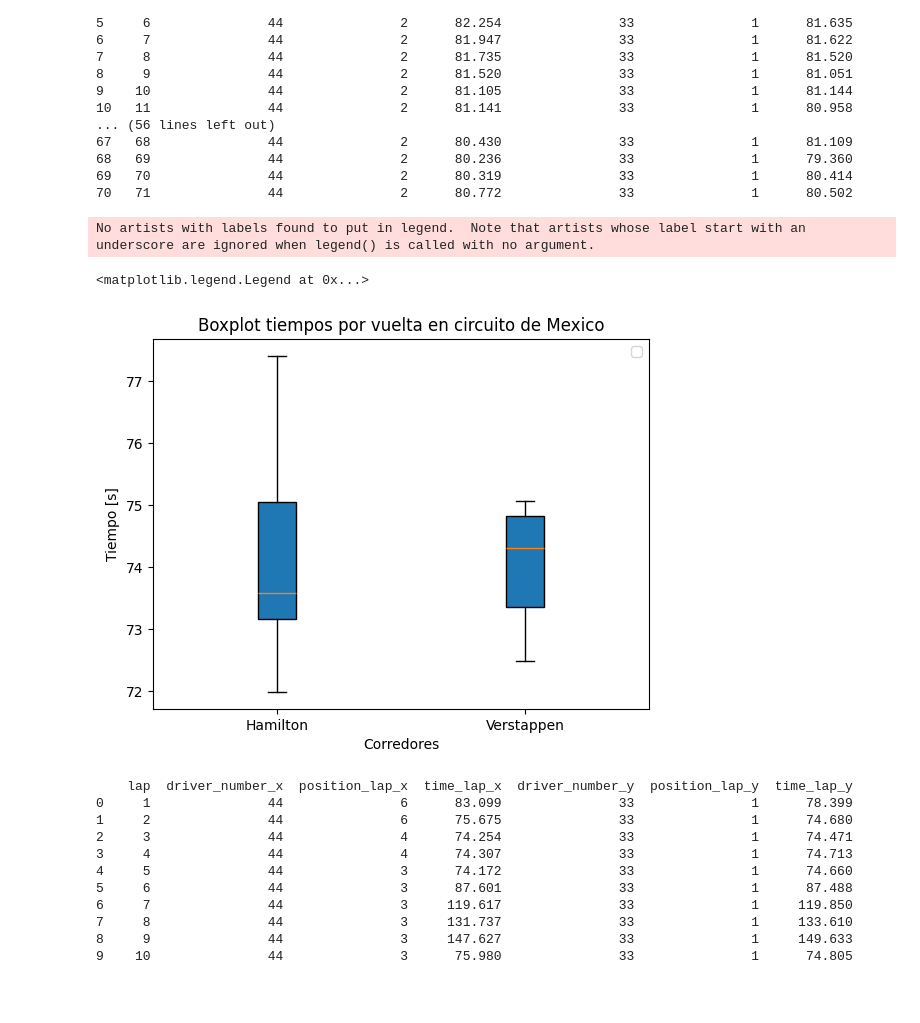
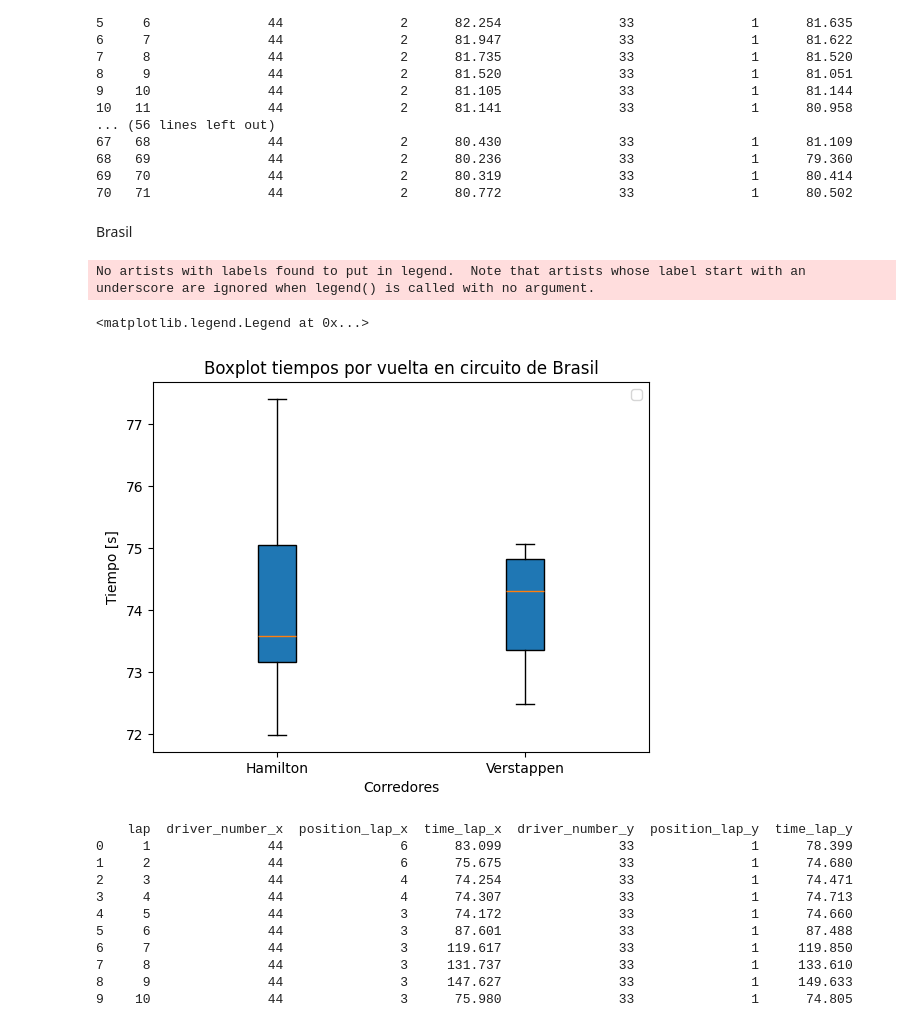
Before and after one commit to stefanods4/SAT-F1, a Jupyter notebook: F1 (1).ipynb, the cells around one changed output. Saved outputs shown, nothing was run; the diff lists cells and outputs as text; code cells hidden in the pictures; blank space fills up the shorter version.

```diff
--- a/F1 (1).ipynb
+++ b/F1 (1).ipynb
@@ -467,25 +451,27 @@ print(merged_df)
 68   69               44               2      80.236               33               1      79.360
 69   70               44               2      80.319               33               1      80.414
 70   71               44               2      80.772               33               1      80.502
+# %% [markdown]
+Brasil
 # %%
 datos_carrera_BR = ds.loc[ds['Name'] =='Brazil']
 
 Laptimes_BR_1 = datos_carrera_BR[datos_carrera_BR['driver_number']==44]
 Laptimes_BR_1 = Laptimes_BR_1.drop_duplicates(subset=['position_lap','lap','driver_number','time_lap'])
 
 Laptimes_BR_2 = datos_carrera_BR[datos_carrera_BR['driver_number']==33]
 Laptimes_BR_2 = Laptimes_BR_2.drop_duplicates(subset=['position_lap','lap','driver_number','time_lap'])
 
 plt.boxplot([Laptimes_BR_1['time_lap'],Laptimes_BR_2['time_lap']], vert=True, patch_artist=True, labels=['Hamilton', 'Verstappen'], showfliers=False)
 
-plt.title('Boxplot tiempos por vuelta en circuito de Mexico')
+plt.title('Boxplot tiempos por vuelta en circuito de Brasil')
 plt.xlabel('Corredores')
 plt.ylabel('Tiempo [s]')
 plt.legend()
 # %% [output]
 No artists with labels found to put in legend.  Note that artists whose label start with an underscore are ignored when legend() is called with no argument.
 <matplotlib.legend.Legend at 0x...>
-[figure, old version]
+[figure, new version]
 # %%
 lt1BR= Laptimes_BR_1[['lap','driver_number','position_lap','time_lap']]
 lt2BR = Laptimes_BR_2 [['driver_number','position_lap','lap','time_lap']]
```
Also changed, not shown: parts of 17 cells of this notebook.
